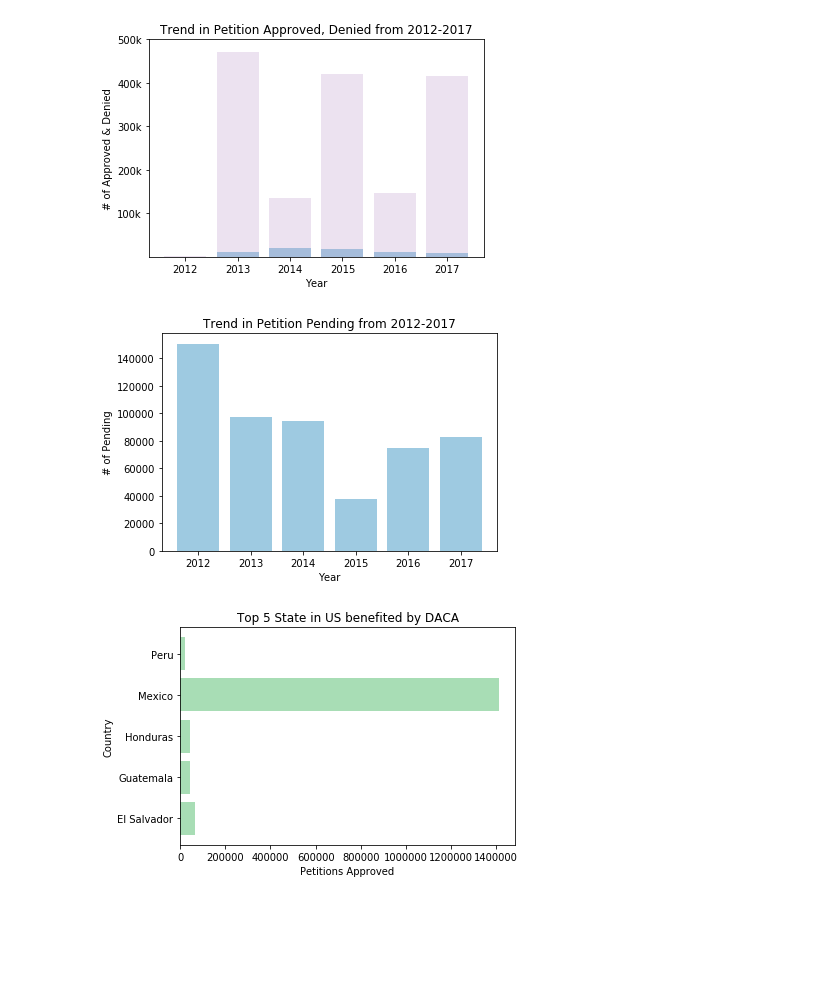
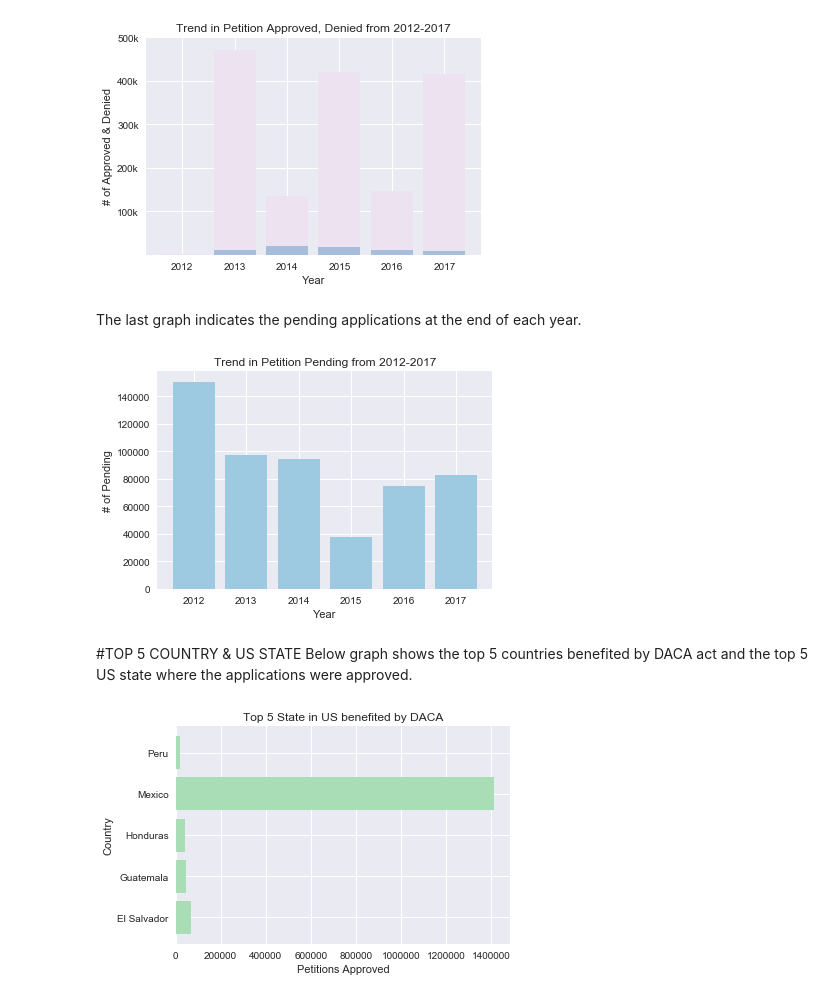
Before and after one commit to KirazG/datascience, a Jupyter notebook: capstone-project1/DataStory/Datastory.ipynb, the cells around one changed output. Drawn from its saved outputs; the diff is of its cells as text; code cells hidden in the pictures; blank space fills up the shorter version.

```diff
--- a/capstone-project1/DataStory/Datastory.ipynb
+++ b/capstone-project1/DataStory/Datastory.ipynb
@@ -77,7 +96,7 @@ plt.show()
 import pandas as pd
 import matplotlib.pyplot as plt
 import seaborn as sns
-
+sns.set
 df = pd.read_excel('data/case-status.xls',header=1)
 plt.bar(df['Year'],df['Approved'],color='#ece2f0')
 plt.bar(df['Year'],df['Denied'],color='#a6bddb')
@@ -89,24 +108,30 @@ tick_lab = ['100k','200k','300k','400k','500k']
 plt.yticks(tick_val,tick_lab)
 plt.show()
 # %% [output]
-[figure, old version]
+[figure, new version]
+# %% [markdown]
+The last graph indicates the pending applications at the end of each year.
 # %%
 import pandas as pd
 import matplotlib.pyplot as plt
 import seaborn as sns
-
+sns.set
 df = pd.read_excel('data/case-status.xls',header=1)
 plt.bar(df['Year'],df['Pending'],color='#9ecae1')
 plt.xlabel('Year')
 plt.ylabel('# of Pending')
 plt.title('Trend in Petition Pending from 2012-2017')
 plt.show()
 # %% [output]
-[figure, old version]
+[figure, new version]
+# %% [markdown]
+#TOP 5 COUNTRY & US STATE
+Below graph shows the top 5 countries benefited by DACA act and the top 5 US state where the applications were approved.
 # %%
 import pandas as pd
 import matplotlib.pyplot as plt
 import seaborn as sns
+sns.set
 df = pd.read_excel('data/country-status.xls',header=1)
 top = (df.head(5))
 top10 = top.sort_values('Total-Approved',ascending=0)
@@ -116,7 +141,7 @@ plt.ylabel('Country')
 plt.title('Top 5 State in US benefited by DACA')
 plt.show()
 # %% [output]
-[figure, old version]
+[figure, new version]
 # %%
 import pandas as pd
 import matplotlib.pyplot as plt
```
Also changed, not shown: parts of 16 cells of this notebook.
